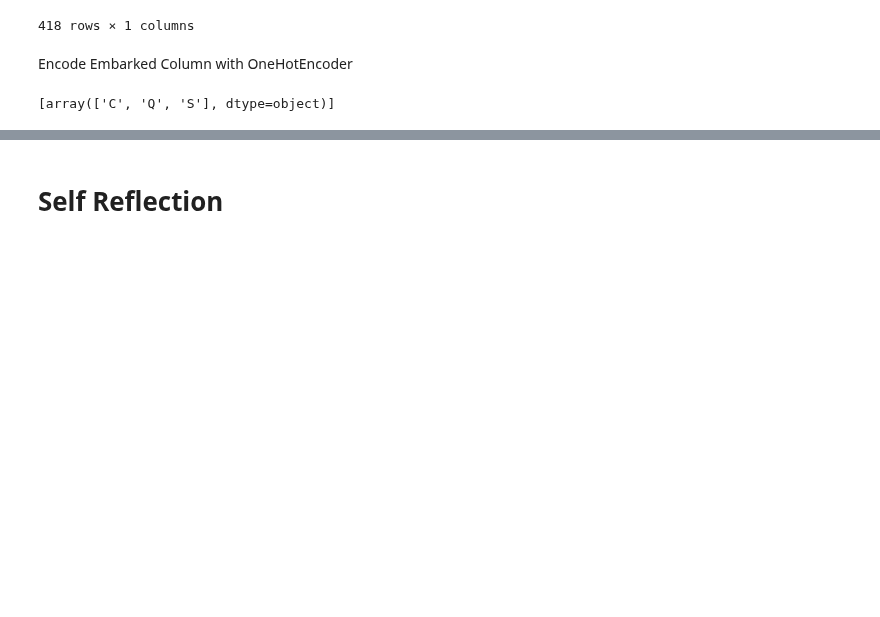
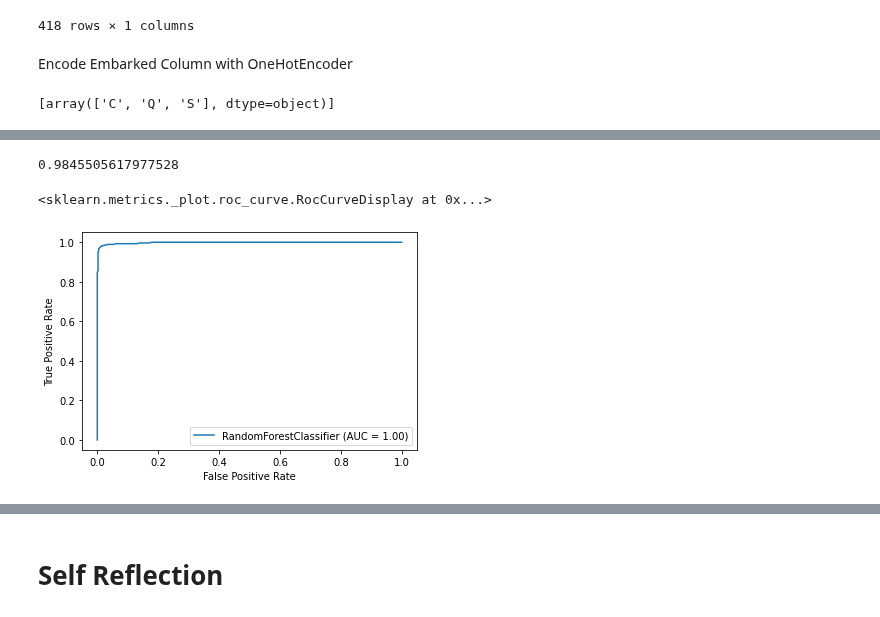
Before and after one commit to lucaslokchan/hands-on-ml, a Jupyter notebook: Projects/Titanic/Titanic_Machine_Learning_from_Disaster.ipynb, the cells around one changed output, grey strips where cells are left out. Cells and saved outputs as stored; diff of their text form; code cells hidden in the pictures; blank space fills up the shorter version.

```diff
--- a/Projects/Titanic/Titanic_Machine_Learning_from_Disaster.ipynb
+++ b/Projects/Titanic/Titanic_Machine_Learning_from_Disaster.ipynb
@@ -568,0 +693,4 @@ Concatenate Imputed Age, Labelencoded Sex and Onehotencoded Embarked into test_p
+# %%
+from sklearn.ensemble import RandomForestClassifier
+rfc = RandomForestClassifier()
+rfc.fit(X_train, y_train)
@@ -568,0 +706,9 @@ Concatenate Imputed Age, Labelencoded Sex and Onehotencoded Embarked into test_p
+# %%
+rfc.score(X_train, y_train)
+# %% [output]
+0.9845505617977528
+# %%
+plot_roc_curve(rfc, X_train, y_train)
+# %% [output]
+<sklearn.metrics._plot.roc_curve.RocCurveDisplay at 0x...>
+[figure, added]
```
Also changed, not shown: parts of 34 cells of this notebook.
